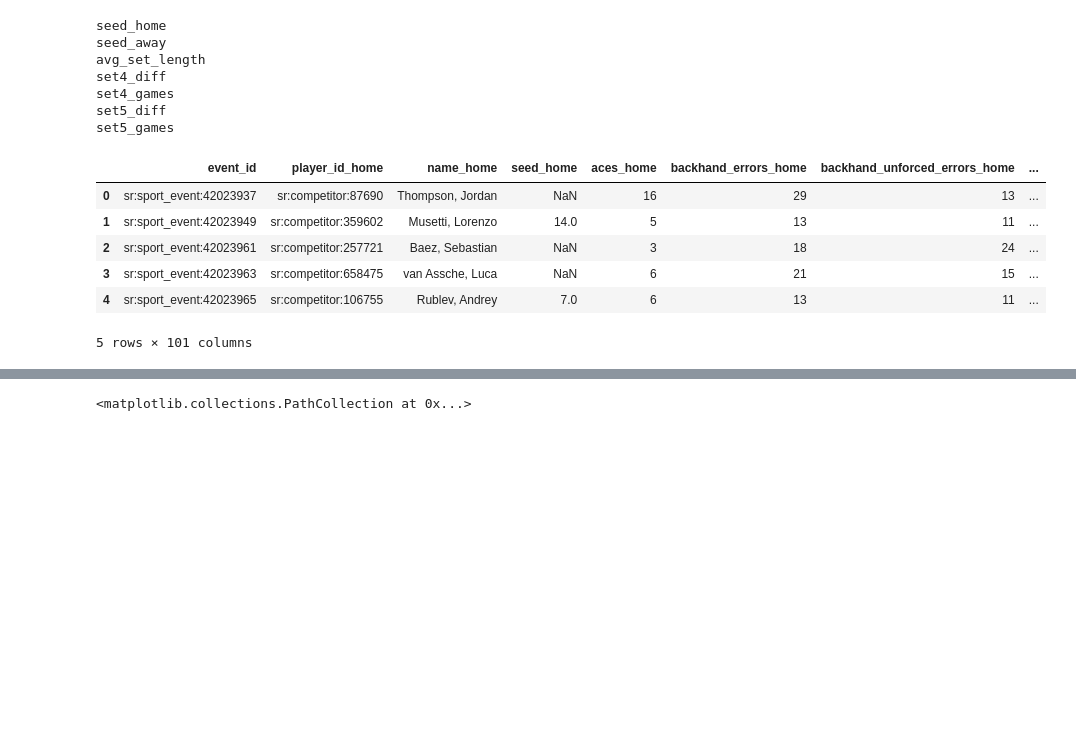
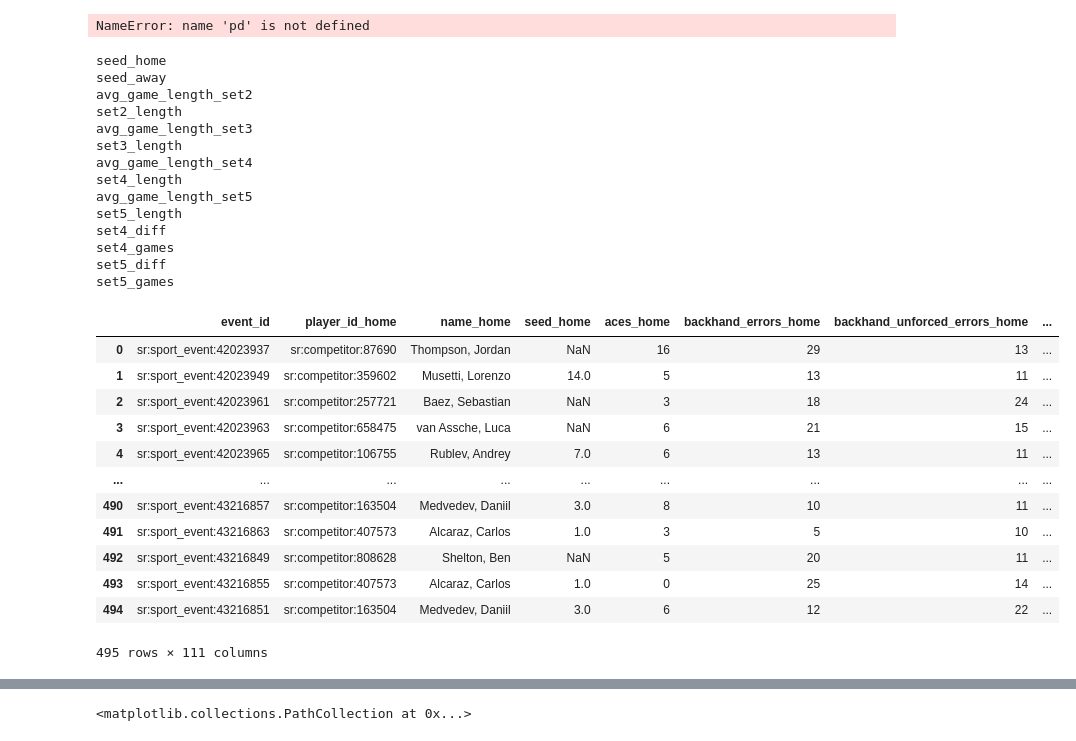
Before and after one commit to scharfsteina/mds-final, a Jupyter notebook: eda.ipynb, the cells around one changed output, grey strips where cells are left out. Drawn from its saved outputs; the diff is of its cells as text; code cells hidden in the pictures; blank space fills up the shorter version.

```diff
--- a/eda.ipynb
+++ b/eda.ipynb
@@ -3,7 +3,9 @@ import numpy as np
 import pandas as pd
 import matplotlib.pyplot as plt
 # %%
-mens = pd.read_csv("data/mens_df.csv")
+mens = pd.read_csv("data/mens_df_prod.csv")
+# %% [output]
+NameError: name 'pd' is not defined
 # %%
 for col in mens.columns:
     if any(mens[col].isna()):
@@ -11,21 +13,34 @@ for col in mens.columns:
 # %% [output]
 seed_home
 seed_away
-avg_set_length
+avg_game_length_set2
+set2_length
+avg_game_length_set3
+set3_length
+avg_game_length_set4
+set4_length
+avg_game_length_set5
+set5_length
 set4_diff
 set4_games
 set5_diff
 set5_games
 # %%
-mens.head()
+mens
 # %% [output]
 |  | event_id | player_id_home | name_home | seed_home | aces_home | backhand_errors_home | backhand_unforced_errors_home | ... |
 | 0 | sr:sport_event:42023937 | sr:competitor:87690 | Thompson, Jordan | NaN | 16 | 29 | 13 | ... |
 | 1 | sr:sport_event:42023949 | sr:competitor:359602 | Musetti, Lorenzo | 14.0 | 5 | 13 | 11 | ... |
 | 2 | sr:sport_event:42023961 | sr:competitor:257721 | Baez, Sebastian | NaN | 3 | 18 | 24 | ... |
 | 3 | sr:sport_event:42023963 | sr:competitor:658475 | van Assche, Luca | NaN | 6 | 21 | 15 | ... |
 | 4 | sr:sport_event:42023965 | sr:competitor:106755 | Rublev, Andrey | 7.0 | 6 | 13 | 11 | ... |
+| ... | ... | ... | ... | ... | ... | ... | ... | ... |
+| 490 | sr:sport_event:43216857 | sr:competitor:163504 | Medvedev, Daniil | 3.0 | 8 | 10 | 11 | ... |
+| 491 | sr:sport_event:43216863 | sr:competitor:407573 | Alcaraz, Carlos | 1.0 | 3 | 5 | 10 | ... |
+| 492 | sr:sport_event:43216849 | sr:competitor:808628 | Shelton, Ben | NaN | 5 | 20 | 11 | ... |
+| 493 | sr:sport_event:43216855 | sr:competitor:407573 | Alcaraz, Carlos | 1.0 | 0 | 25 | 14 | ... |
+| 494 | sr:sport_event:43216851 | sr:competitor:163504 | Medvedev, Daniil | 3.0 | 6 | 12 | 22 | ... |
-5 rows × 101 columns
+495 rows × 111 columns
 # %%
 plt.hist(mens["avg_points_per_game"])
 # %% [output]
```
Also changed, not shown: parts of 2 cells of this notebook, 1 other file.
